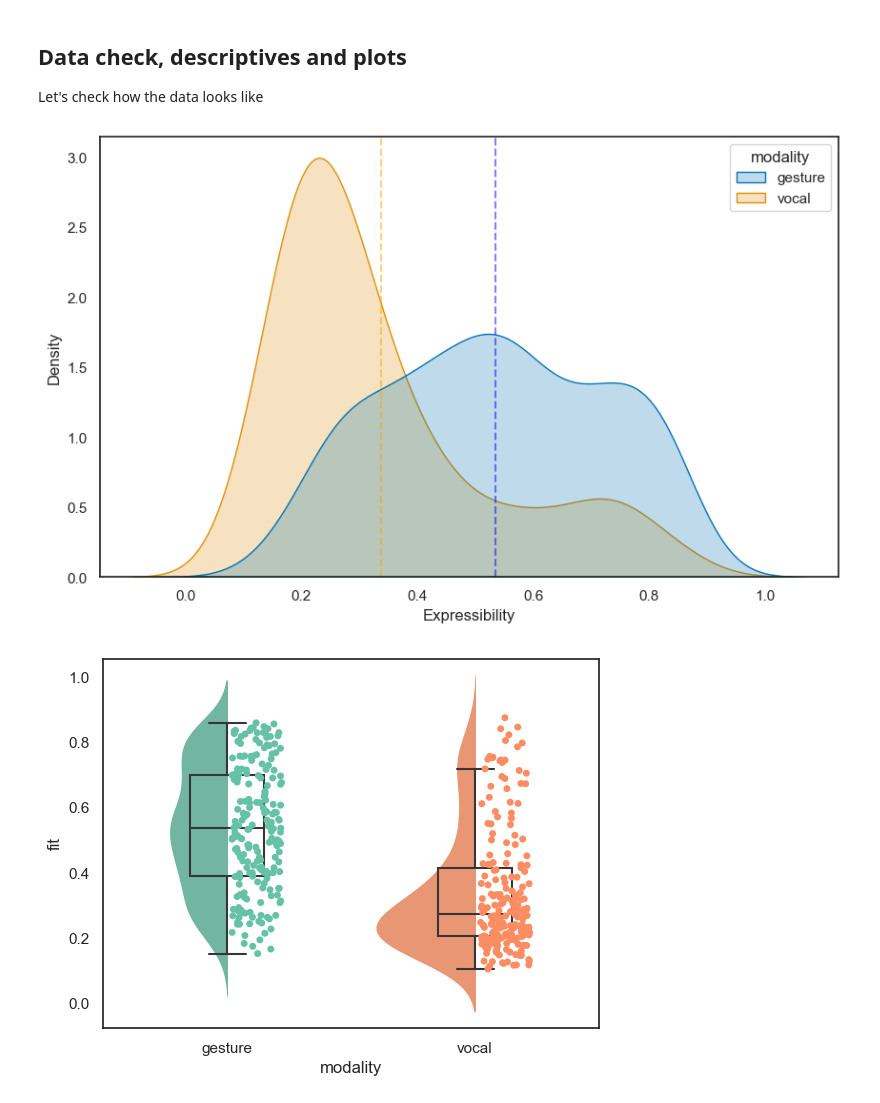
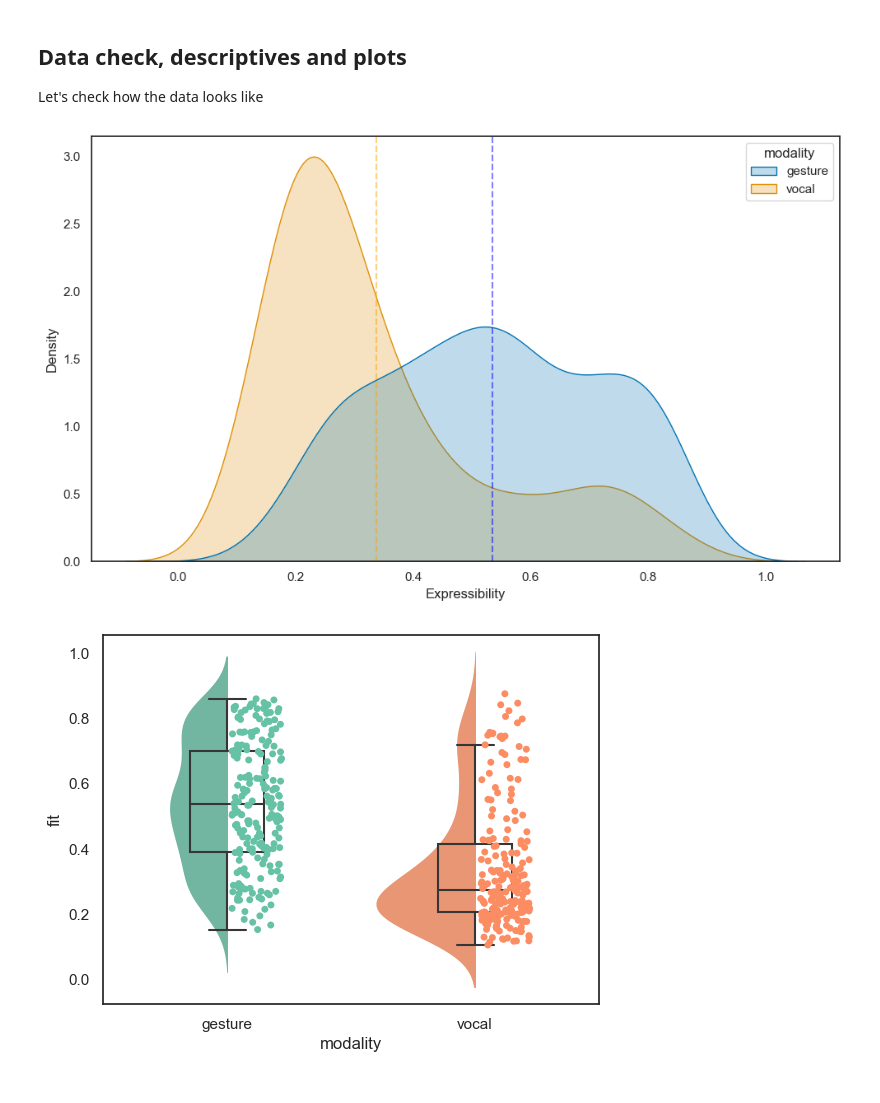
Before and after one commit to sarkadava/FLESH_Expressibility_vs_guessability, a Jupyter notebook: 03_Simulations/scripts/2_Run_simulations_all.ipynb, the cells around one changed output. Cells and saved outputs as stored; diff of their text form; code cells hidden in the pictures.

Commit message:
figures

```diff
--- a/03_Simulations/scripts/2_Run_simulations_all.ipynb
+++ b/03_Simulations/scripts/2_Run_simulations_all.ipynb
@@ -85,19 +85,21 @@ Let's check how the data looks like
 # %%
 # Create a density plot
 
 sns.set_theme(style="white", palette="colorblind", font='Arial', font_scale=1)
 plt.figure(figsize=(10, 6))
 sns.kdeplot(data=df, x='fit', hue='modality', fill=True, common_norm=False)
 plt.xlabel('Expressibility')
 plt.ylabel('Density')
 
 # Dashed line for mean
 plt.axvline(x=df[df['modality'] == 'vocal']['fit'].mean(), color='orange', linestyle='--', alpha=0.5)
 plt.axvline(x=df[df['modality'] == 'gesture']['fit'].mean(), color='blue', linestyle='--', alpha=0.5)
 
+plt.tight_layout()
+plt.savefig(os.path.join(curfolder, '..', 'figures', 'density_plot.png'), dpi=300, bbox_inches='tight')
 plt.show()
 # %% [output]
-[figure, old version]
+[figure, new version]
 # %%
 from warnings import filterwarnings
 filterwarnings("ignore", category=FutureWarning)
```
Also changed, not shown: parts of 1 cell of this notebook, 3 other files.
